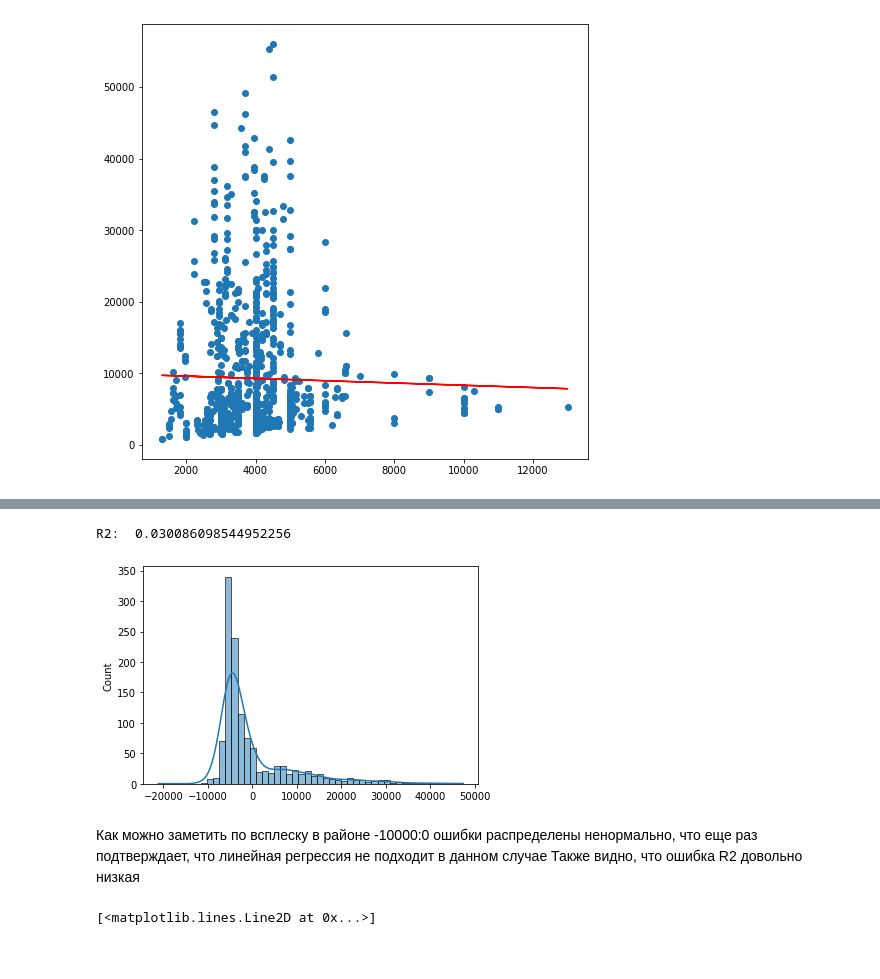
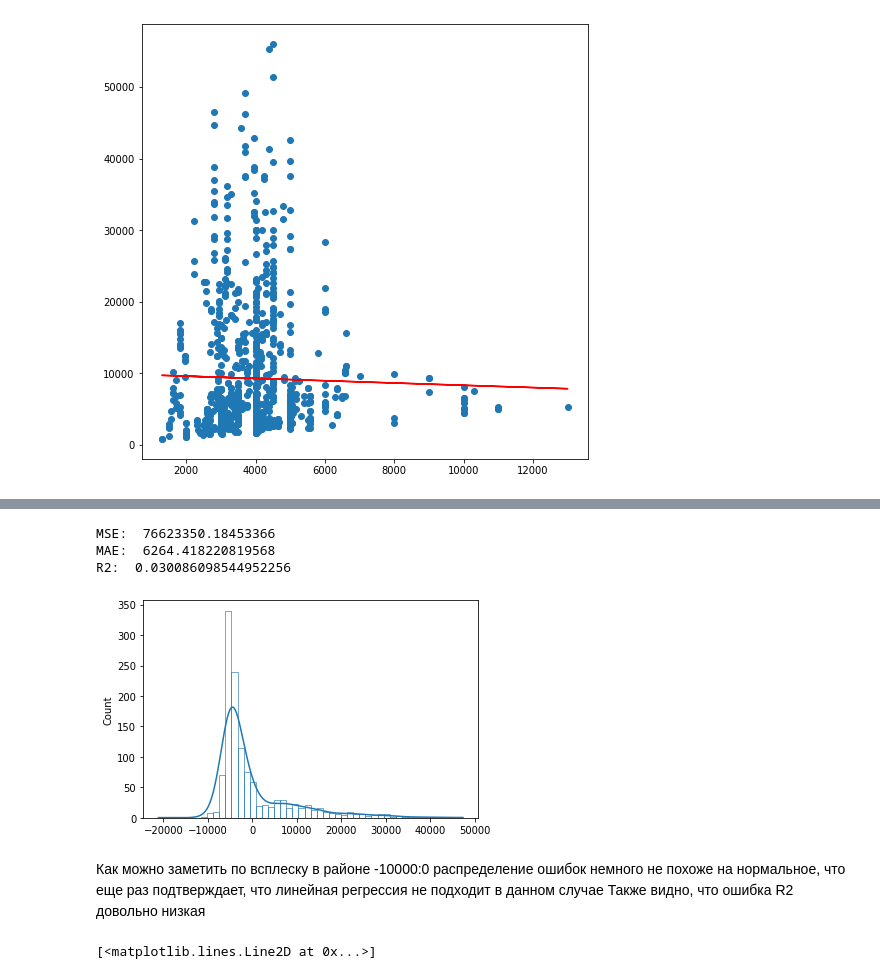
Before and after one commit to kiotokio/IDP, a Jupyter notebook: LinearRegression.ipynb, the cells around one changed output, grey strips where cells are left out. Cells and saved outputs as stored; diff of their text form; code cells hidden in the pictures.

```diff
--- a/LinearRegression.ipynb
+++ b/LinearRegression.ipynb
@@ -50,16 +92,20 @@ plt.plot(x2, y2_pred, color='r')
 # %%
 errors = y - y_pred
-sns.histplot(data=errors, bins=50, kde=True)
+sns.histplot(data=errors, bins=50, fill=False, kde=True)
+print('MSE: ', mean_squared_error(y, y_pred))
+print('MAE: ', mean_absolute_error(y, y_pred))
 print('R2: ', r2_score(y, y_pred))
 
 ### REVIEW. Автор ревью: Aladiev, дата ревью: 24/03/2021,
 ### Текст ревью: рекомендую всё же использовать функцию histplot из пакета seaborn. Пример: sns.histplot(data=errors, kde=True)
 ### Текст ответа: добавлена гистограмма из seaborn, дата ревью: 27/03/2021
 # %% [output]
+MSE:  76623350.18453366
+MAE:  6264.418220819568
 R2:  0.030086098544952256
-[figure, old version]
+[figure, new version]
 # %% [markdown]
-Как можно заметить по всплеску в районе -10000:0 ошибки распределены ненормально, что еще раз подтверждает, что линейная регрессия не подходит в данном случае
+Как можно заметить по всплеску в районе -10000:0 распределение ошибок немного не похоже на нормальное, что еще раз подтверждает, что линейная регрессия не подходит в данном случае
 Также видно, что ошибка R2 довольно низкая
 # %%
 x3 = data.screen_size.values.reshape(-1, 1)
```
Also changed, not shown: parts of 35 cells of this notebook.
